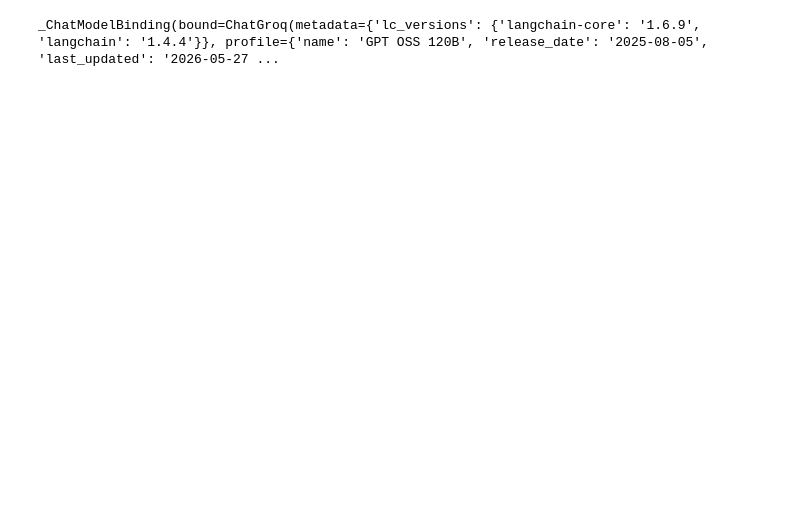
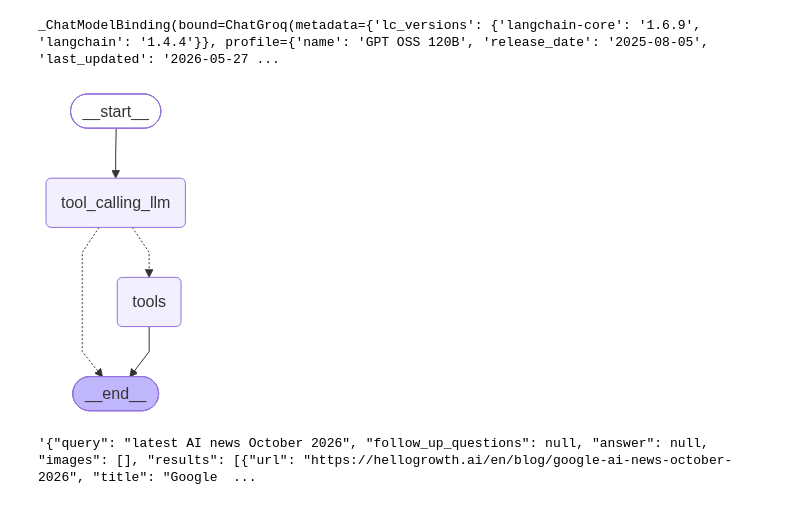
Before and after one commit to Hellboy-Karan/Learning_Agentic, a Jupyter notebook: langGraph_Learning/src/langgraph_learning/1.BasicChatBot.ipynb, the cells around one changed output. Saved outputs shown, nothing was run; the diff lists cells and outputs as text; code cells hidden in the pictures; blank space fills up the shorter version.

Commit message:
LangGraph Tool calling overview inprogress

```diff
--- a/langGraph_Learning/src/langgraph_learning/1.BasicChatBot.ipynb
+++ b/langGraph_Learning/src/langgraph_learning/1.BasicChatBot.ipynb
@@ -162,6 +162,7 @@ def multiple(a: int, b: int) -> int:
     Returns:
         int: The product of a and b.
     """
+    return a*b
 # %%
 tools = [tool, multiple]
 llm_with_tools = llm.bind_tools(tools);
@@ -171,24 +172,38 @@ _ChatModelBinding(bound=ChatGroq(metadata={'lc_versions': {'langchain-core': '1.
 # %%
 ## StateGraph
 from langgraph.graph import StateGraph, START, END
 from langgraph.prebuilt import ToolNode
 from langgraph.prebuilt import tools_condition
+from IPython.display import Image, display
 
 ## Node Defination
 def tool_calling_llm(state: State):
     return {"messages": [llm_with_tools.invoke(state["messages"])]}
 
 ## Graph
 builder = StateGraph(State)
 builder.add_node("tool_calling_llm", tool_calling_llm)
 builder.add_node("tools", ToolNode(tools))
 
 ## Adding Edge
 builder.add_edge(START, "tool_calling_llm")
 builder.add_conditional_edges(
     "tool_calling_llm",
     # If the latest message (result) from assistant is a tool call -> tools_condition routes to tools
     # If the latest message (result) from assistant is a not a tool call -> tools_condition routes to END
-    condition=tools_condition
+    tools_condition
 )
 builder.add_edge("tools", END)
+
+## Compile the graph
+
+graph = builder.compile()
+
+display(Image(graph.get_graph().draw_mermaid_png()))
+# %% [output]
+[figure, added]
+# %%
+response = graph.invoke({"messages": "What's the recent ai news"});
+response["messages"][-1].content
+# %% [output]
+'{"query": "latest AI news October 2026", "follow_up_questions": null, "answer": null, "images": [], "results": [{"url": "https://hellogrowth.ai/en/blog/google-ai-news-october-2026", "title": "Google  ...
```
Also changed, not shown: parts of 10 cells of this notebook.
